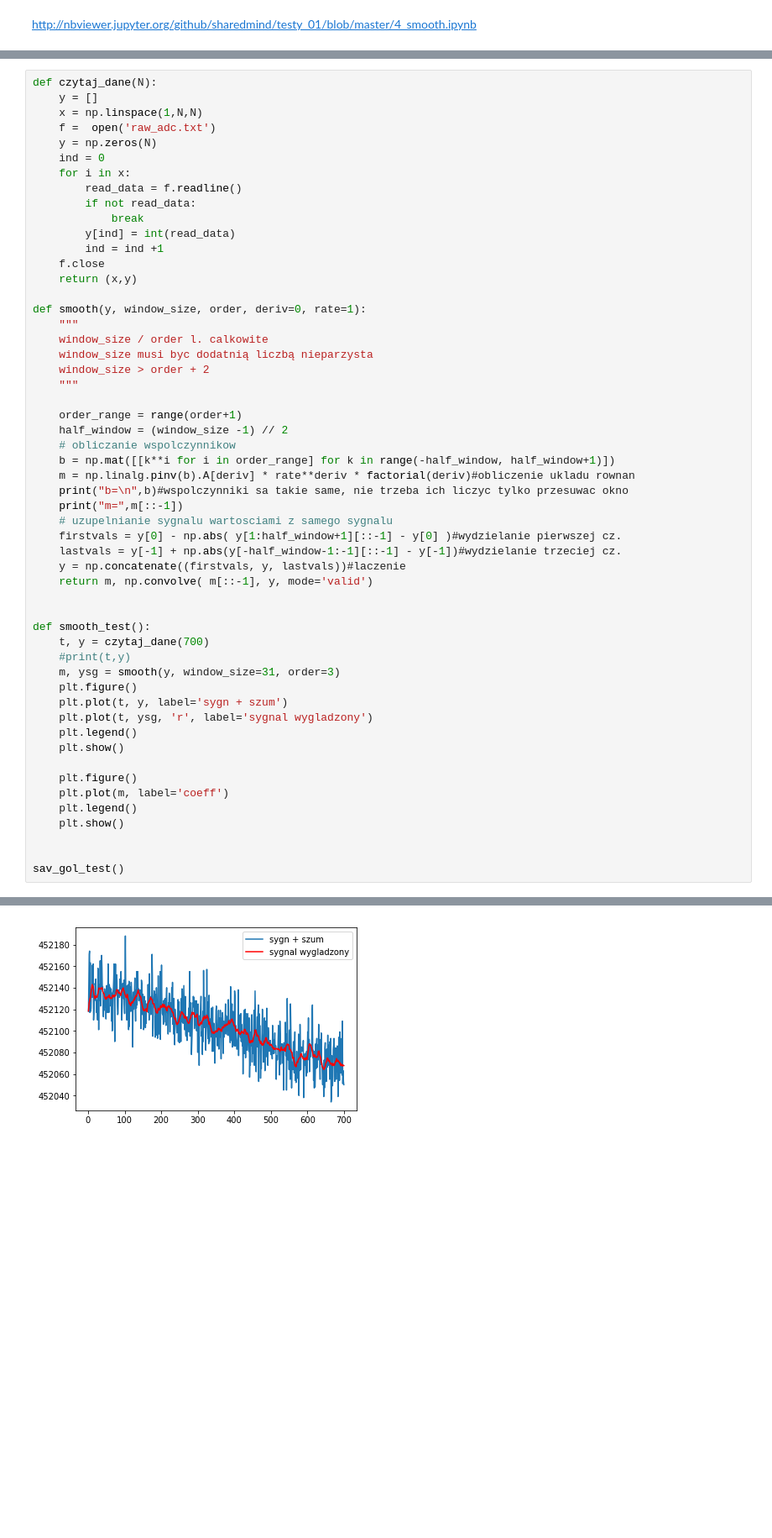
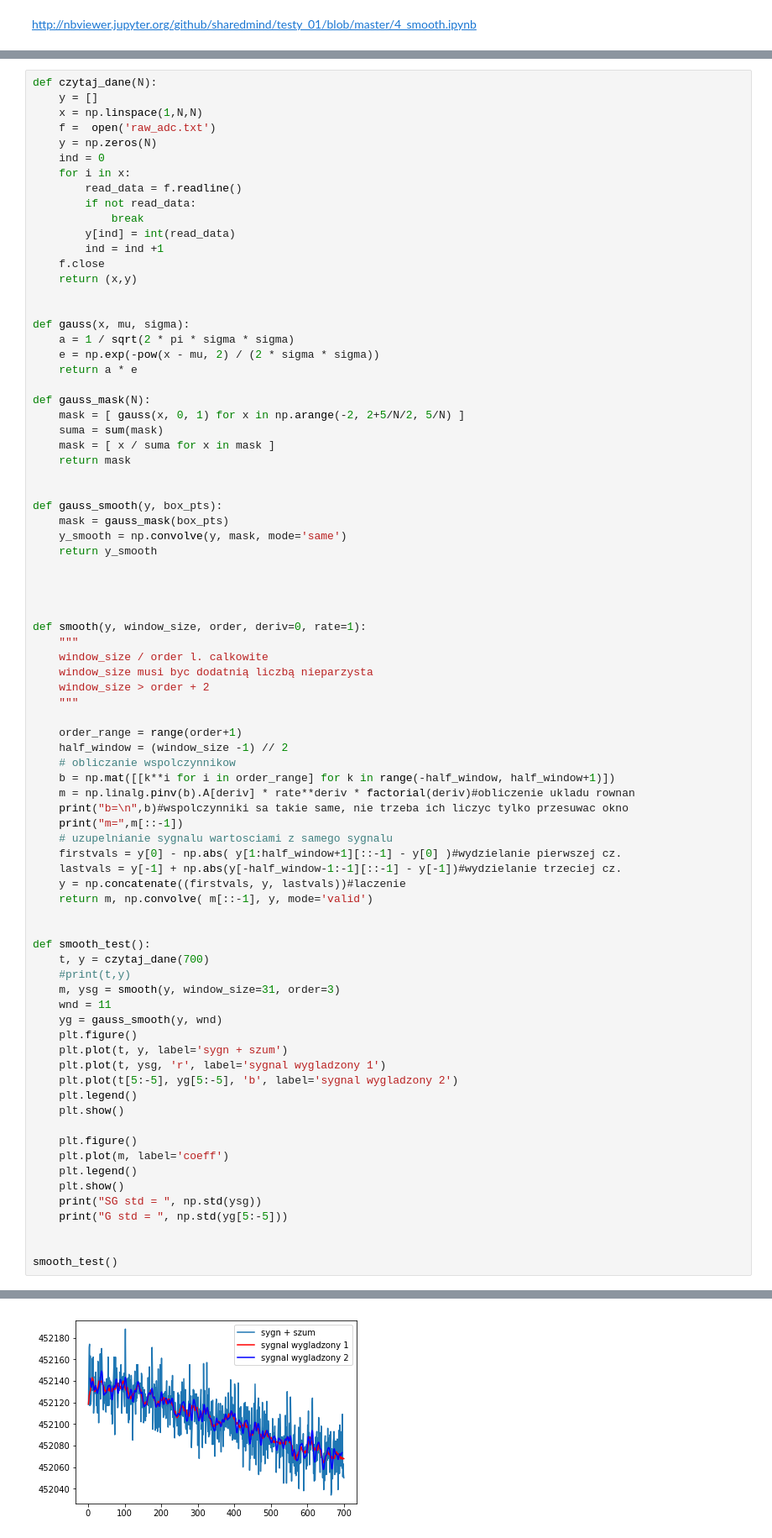
Before and after one commit to sharedmind/kalman_test_git, a Jupyter notebook: 4_smooth.ipynb, the cells around one changed output, grey strips where cells are left out. Shown: that part at 84% size. Saved outputs shown, nothing was run; the diff lists cells and outputs as text; blank space fills up the shorter version.

```diff
--- a/4_smooth.ipynb
+++ b/4_smooth.ipynb
@@ -19,6 +20,27 @@ def czytaj_dane(N):
         ind = ind +1
     f.close
     return (x,y)
+
+
+def gauss(x, mu, sigma):
+    a = 1 / sqrt(2 * pi * sigma * sigma)
+    e = np.exp(-pow(x - mu, 2) / (2 * sigma * sigma))
+    return a * e
+
+def gauss_mask(N):
+    mask = [ gauss(x, 0, 1) for x in np.arange(-2, 2+5/N/2, 5/N) ]
+    suma = sum(mask)
+    mask = [ x / suma for x in mask ]
+    return mask
+
+
+def gauss_smooth(y, box_pts):
+    mask = gauss_mask(box_pts)
+    y_smooth = np.convolve(y, mask, mode='same')
+    return y_smooth
+
+
+
 
 def smooth(y, window_size, order, deriv=0, rate=1):
     """
@@ -45,36 +67,41 @@ def smooth_test():
     t, y = czytaj_dane(700)
     #print(t,y)
     m, ysg = smooth(y, window_size=31, order=3)
+    wnd = 11
+    yg = gauss_smooth(y, wnd)
     plt.figure()
     plt.plot(t, y, label='sygn + szum')
-    plt.plot(t, ysg, 'r', label='sygnal wygladzony')
+    plt.plot(t, ysg, 'r', label='sygnal wygladzony 1')
+    plt.plot(t[5:-5], yg[5:-5], 'b', label='sygnal wygladzony 2')
     plt.legend()
     plt.show()
 
     plt.figure()
     plt.plot(m, label='coeff')
     plt.legend()
     plt.show()
+    print("SG std = ", np.std(ysg))
+    print("G std = ", np.std(yg[5:-5]))
 
 
-sav_gol_test()
+smooth_test()
 # %% [output]
 b=
  [[    1   -15   225 -3375]
  [    1   -14   196 -2744]
  [    1   -13   169 -2197]
  [    1   -12   144 -1728]
  [    1   -11   121 -1331]
  [    1   -10   100 -1000]
  [    1    -9    81  -729]
  [    1    -8    64  -512]
  [    1    -7    49  -343]
  [    1    -6    36  -216]
  [    1    -5    25  -125]
 ... (22 lines left out)
   0.06815654  0.0706846   0.07220144  0.07270705  0.07220144  0.0706846
   0.06815654  0.06461725  0.06006674  0.05450501  0.04793205  0.04034786
   0.03175245  0.02214582  0.01152796 -0.00010112 -0.01274143 -0.02639296
  -0.04105572]
-[figure, old version]
+[figure, new version]
 [figure]
```
Also changed, not shown: parts of 1 cell of this notebook.
